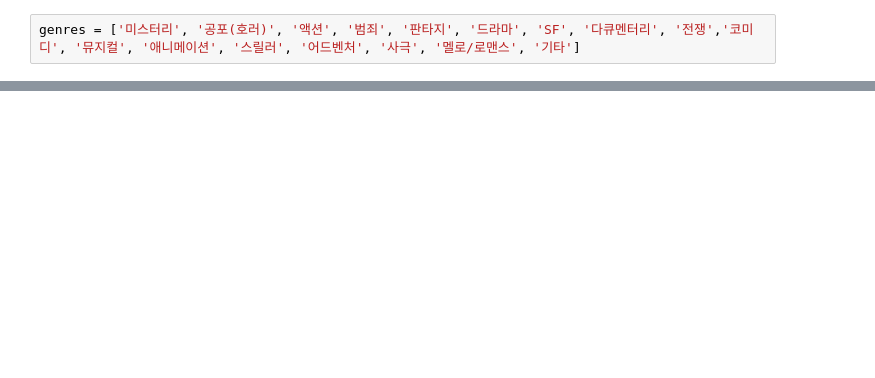
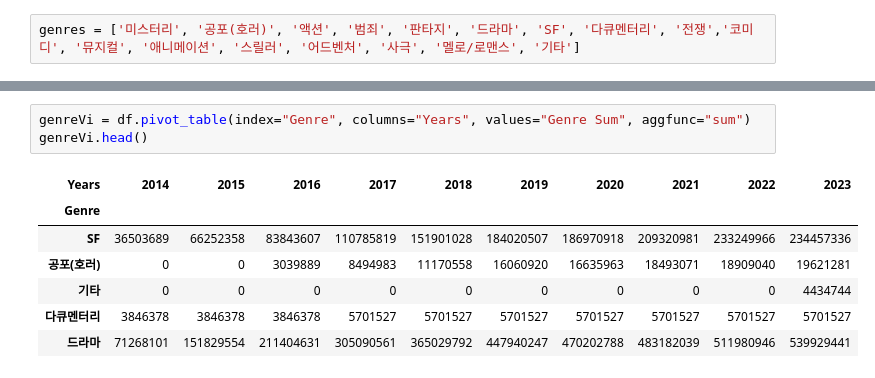
Before and after one commit to addinedu-ros-8th/eda-repo-1, a Jupyter notebook: src/ott_yearly_genre_analysis.ipynb, the cells around one changed output, grey strips where cells are left out. Cells and saved outputs as stored; diff of their text form; blank space fills up the shorter version.

```diff
--- a/src/ott_yearly_genre_analysis.ipynb
+++ b/src/ott_yearly_genre_analysis.ipynb
@@ -58,0 +361,11 @@ array([2014, 2015, 2016, 2017, 2018, 2019, 2020, 2021, 2022, 2023])
+# %%
+genreVi = df.pivot_table(index="Genre", columns="Years", values="Genre Sum", aggfunc="sum")
+genreVi.head()
+# %% [output]
+| Years | 2014 | 2015 | 2016 | 2017 | 2018 | 2019 | 2020 | 2021 | 2022 | 2023 |
+| Genre |  |  |  |  |  |  |  |  |  |  |
+| SF | 36503689 | 66252358 | 83843607 | 110785819 | 151901028 | 184020507 | 186970918 | 209320981 | 233249966 | 234457336 |
+| 공포(호러) | 0 | 0 | 3039889 | 8494983 | 11170558 | 16060920 | 16635963 | 18493071 | 18909040 | 19621281 |
+| 기타 | 0 | 0 | 0 | 0 | 0 | 0 | 0 | 0 | 0 | 4434744 |
+| 다큐멘터리 | 3846378 | 3846378 | 3846378 | 5701527 | 5701527 | 5701527 | 5701527 | 5701527 | 5701527 | 5701527 |
+| 드라마 | 71268101 | 151829554 | 211404631 | 305090561 | 365029792 | 447940247 | 470202788 | 483182039 | 511980946 | 539929441 |
```
Also changed, not shown: parts of 30 cells of this notebook.
